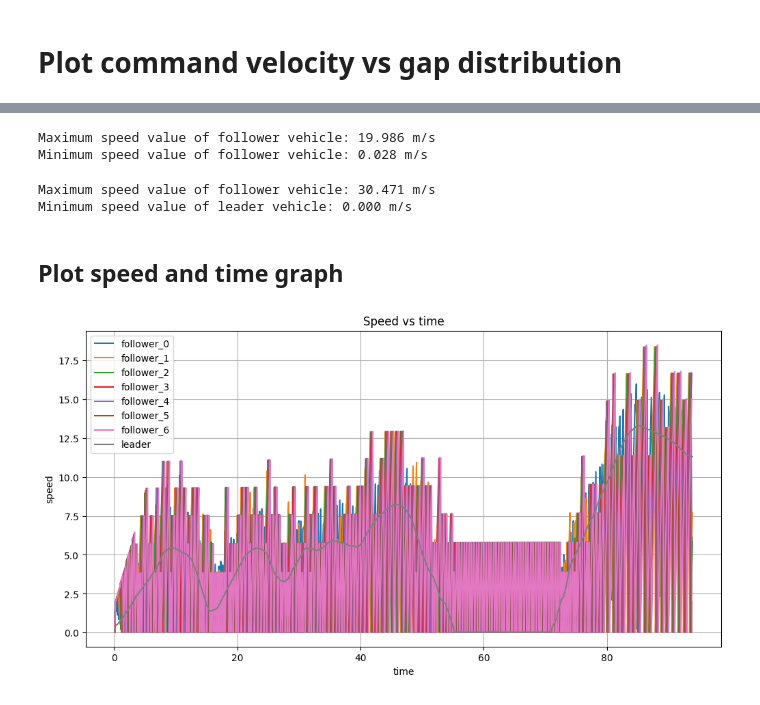
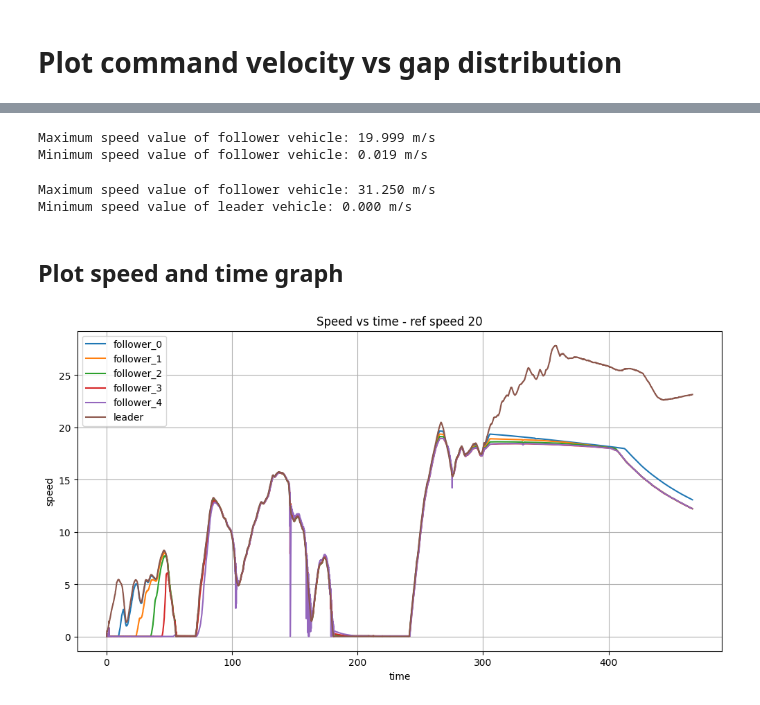
Before and after one commit to shihabict/carla_simulation, a Jupyter notebook: research/analysis_recorded_data.ipynb, the cells around one changed output, grey strips where cells are left out. Drawn from its saved outputs; the diff is of its cells as text; code cells hidden in the pictures.

```diff
--- a/research/analysis_recorded_data.ipynb
+++ b/research/analysis_recorded_data.ipynb
@@ -22,7 +24,7 @@ def load_data(file_path: str) -> pd.DataFrame:
     return df
 # %%
 # load recorded data
-data = load_data("Reports/sim_data_FS_nV_8.csv")
+data = load_data("Reports/sim_data_FS_nV_4_ref30.csv")
 data.head(10)
 # %% [output]
 |  | time | name | x | y | z | speed | acc | gap | command_velocity | ... |
@@ -38,0 +41,15 @@ data.head(10)
+# %%
+def plot_speed(df,x_col,y_col,title, max_points: int = 1000,min_points: int = 0):
+    df = df.iloc[min_points:max_points]  # Limit to max_points for clarity
+    plt.figure(figsize=(12, 6))
+
+    for label, group in df.groupby('name'):
+        plt.plot(group[x_col], group[y_col], label=label,)
+
+    # plt.plot(df[x_col], df[y_col], alpha=0.5)
+    plt.xlabel(x_col)
+    plt.ylabel(y_col)
+    plt.title(title)
+    plt.grid(True)
+    plt.legend()
+    plt.show()
@@ -153,8 +191,8 @@ min_speed_follower = data[data['name'] != 'leader']['speed'].min()
 print(f"Maximum speed value of follower vehicle: {max_speed_follower:.3f} m/s")
 print(f"Minimum speed value of follower vehicle: {min_speed_follower:.3f} m/s")
 # %% [output]
-Maximum speed value of follower vehicle: 19.986 m/s
-Minimum speed value of follower vehicle: 0.028 m/s
+Maximum speed value of follower vehicle: 19.999 m/s
+Minimum speed value of follower vehicle: 0.019 m/s
 # %%
 # Get the maximum speed value of follower vehicles only (excluding leader)
 max_speed_leader = data[data['name'] == 'leader']['speed'].max()
@@ -163,7 +201,7 @@ min_speed_leader = data[data['name'] == 'leader']['speed'].min()
 print(f"Maximum speed value of follower vehicle: {max_speed_leader:.3f} m/s")
 print(f"Minimum speed value of leader vehicle: {min_speed_leader:.3f} m/s")
 # %% [output]
-Maximum speed value of follower vehicle: 30.471 m/s
+Maximum speed value of follower vehicle: 31.250 m/s
 Minimum speed value of leader vehicle: 0.000 m/s
 # %% [markdown]
 ## Plot speed and time graph
@@ -183,6 +221,6 @@ def plot_speed(df,x_col,y_col,title, max_points: int = 1000,min_points: int = 0)
     plt.legend()
     plt.show()
 # %%
-plot_speed(data,'time','speed','Speed vs time', max_points=7500,min_points=0)
+plot_speed(data,'time','speed','Speed vs time - ref speed 20', max_points=28000,min_points=0)
 # %% [output]
-[figure, old version]
+[figure, new version]
```
Also changed, not shown: parts of 22 cells of this notebook, 5 other files.
